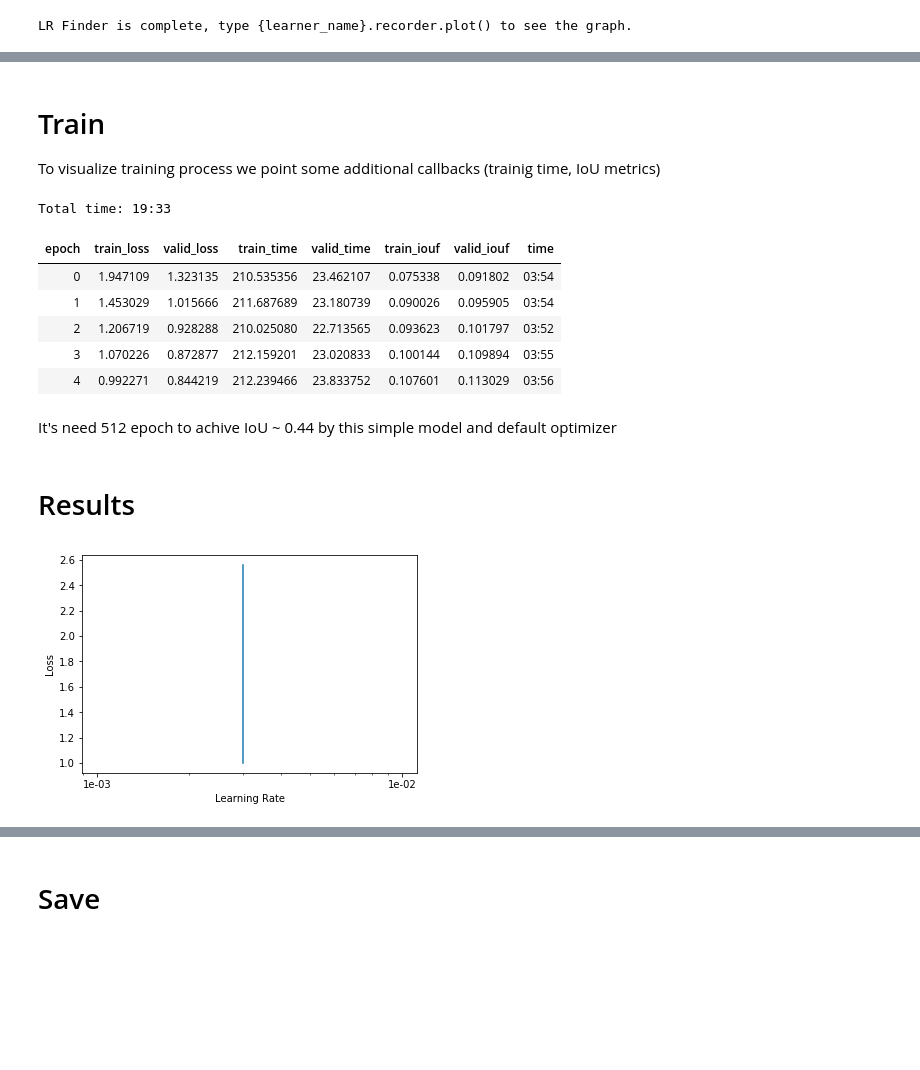
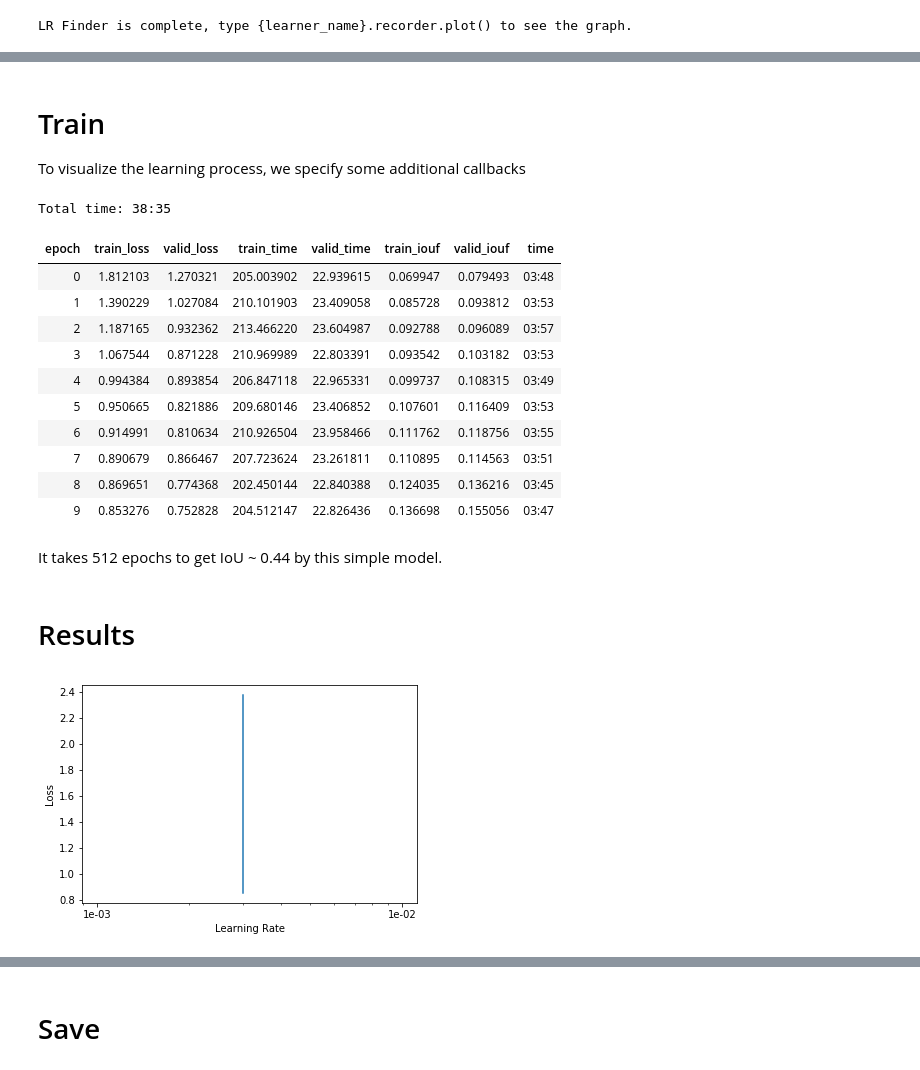
Before and after one commit to goodok/fastai_sparse, a Jupyter notebook: examples/scannet/unet_24_detailed.ipynb, the cells around one changed output, grey strips where cells are left out. Saved outputs shown, nothing was run; the diff lists cells and outputs as text; code cells hidden in the pictures; blank space fills up the shorter version.

```diff
--- a/examples/scannet/unet_24_detailed.ipynb
+++ b/examples/scannet/unet_24_detailed.ipynb
@@ -534,6 +531,6 @@ learn.recorder.plot()
 # %% [markdown]
 # Train
-To visualize training process we point some additional callbacks (trainig time, IoU metrics)
+To visualize the learning process, we specify some additional callbacks
 # %%
 learn.callbacks = []
 cb_iouf = IouMeanFiltred(learn, model_config.num_classes)
@@ -544,17 +541,22 @@ learn.callbacks.append(CSVLogger(learn))
 learn.callbacks.append(CSVLoggerIouByClass(learn, cb_iouf, class_names=list(df_classes.name), filename='iouf_by_class'))
 learn.callbacks.append(SaveModelCallback(learn, every='epoch', name='weights', overwrite=True))
 # %%
-learn.fit(5)
+learn.fit(10)
 # %% [output]
-Total time: 19:33
+Total time: 38:35
 | epoch | train_loss | valid_loss | train_time | valid_time | train_iouf | valid_iouf | time |
-| 0 | 1.947109 | 1.323135 | 210.535356 | 23.462107 | 0.075338 | 0.091802 | 03:54 |
-| 1 | 1.453029 | 1.015666 | 211.687689 | 23.180739 | 0.090026 | 0.095905 | 03:54 |
-| 2 | 1.206719 | 0.928288 | 210.025080 | 22.713565 | 0.093623 | 0.101797 | 03:52 |
-| 3 | 1.070226 | 0.872877 | 212.159201 | 23.020833 | 0.100144 | 0.109894 | 03:55 |
-| 4 | 0.992271 | 0.844219 | 212.239466 | 23.833752 | 0.107601 | 0.113029 | 03:56 |
+| 0 | 1.812103 | 1.270321 | 205.003902 | 22.939615 | 0.069947 | 0.079493 | 03:48 |
+| 1 | 1.390229 | 1.027084 | 210.101903 | 23.409058 | 0.085728 | 0.093812 | 03:53 |
+| 2 | 1.187165 | 0.932362 | 213.466220 | 23.604987 | 0.092788 | 0.096089 | 03:57 |
+| 3 | 1.067544 | 0.871228 | 210.969989 | 22.803391 | 0.093542 | 0.103182 | 03:53 |
+| 4 | 0.994384 | 0.893854 | 206.847118 | 22.965331 | 0.099737 | 0.108315 | 03:49 |
+| 5 | 0.950665 | 0.821886 | 209.680146 | 23.406852 | 0.107601 | 0.116409 | 03:53 |
+| 6 | 0.914991 | 0.810634 | 210.926504 | 23.958466 | 0.111762 | 0.118756 | 03:55 |
+| 7 | 0.890679 | 0.866467 | 207.723624 | 23.261811 | 0.110895 | 0.114563 | 03:51 |
+| 8 | 0.869651 | 0.774368 | 202.450144 | 22.840388 | 0.124035 | 0.136216 | 03:45 |
+| 9 | 0.853276 | 0.752828 | 204.512147 | 22.826436 | 0.136698 | 0.155056 | 03:47 |
 # %% [markdown]
-It's need 512 epoch to achive IoU ~ 0.44 by this simple model and default optimizer
+It takes 512 epochs to get IoU ~ 0.44 by this simple model.
 # %%
 learn.fit(512)
 # %% [markdown]
@@ -562,7 +564,7 @@ learn.fit(512)
 # %%
 learn.recorder.plot()
 # %% [output]
-[figure, old version]
+[figure, new version]
 # %%
 learn.recorder.plot_losses()
 # %% [output]
```
Also changed, not shown: parts of 52 cells of this notebook, 16 other files.
